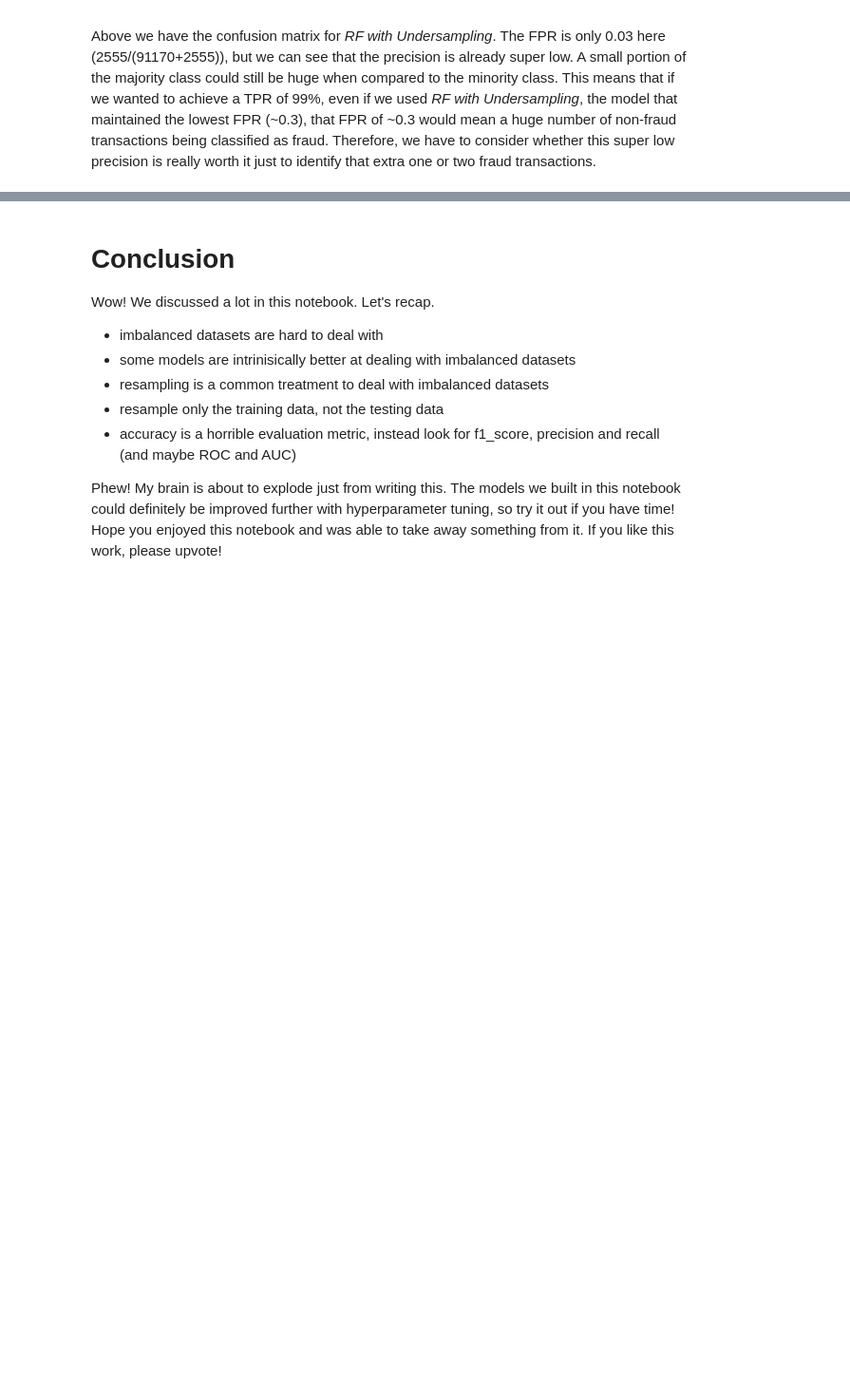
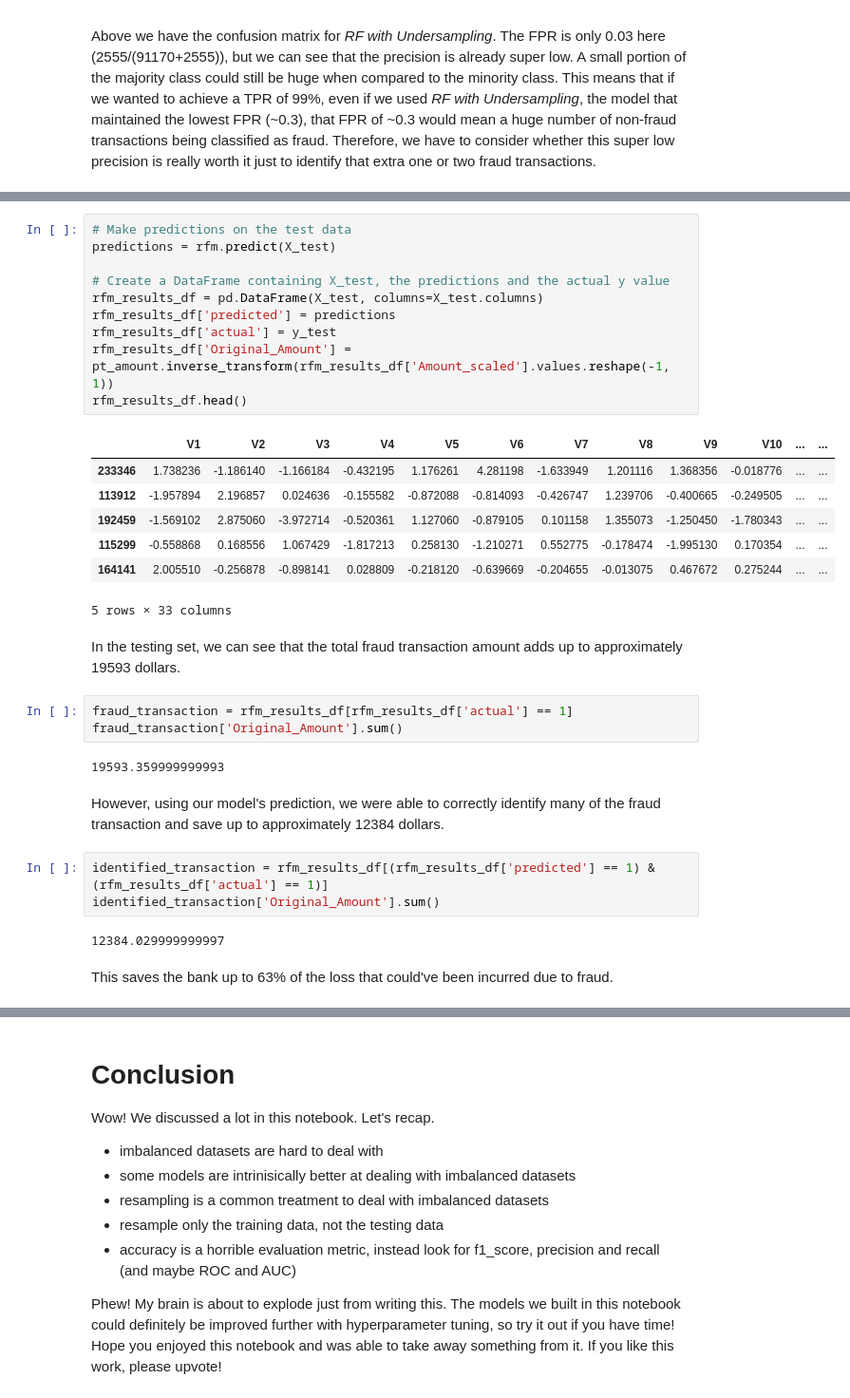
Before and after one commit to phchen5/fraud-busters, a Jupyter notebook: analysis/fraud-busters-ml-with-imbalanced-datasets.ipynb, the cells around one changed output, grey strips where cells are left out. Shown at 95% size. Saved outputs shown, nothing was run; the diff lists cells and outputs as text; blank space fills up the shorter version.

Commit message:
include monetary impact of the model

```diff
--- a/analysis/fraud-busters-ml-with-imbalanced-datasets.ipynb
+++ b/analysis/fraud-busters-ml-with-imbalanced-datasets.ipynb
@@ -710,0 +715,34 @@ Above we have the confusion matrix for *RF with Undersampling*. The FPR is only
+# %%
+# Make predictions on the test data
+predictions = rfm.predict(X_test)
+
+# Create a DataFrame containing X_test, the predictions and the actual y value
+rfm_results_df = pd.DataFrame(X_test, columns=X_test.columns)
+rfm_results_df['predicted'] = predictions
+rfm_results_df['actual'] = y_test
+rfm_results_df['Original_Amount'] = pt_amount.inverse_transform(rfm_results_df['Amount_scaled'].values.reshape(-1, 1))
+rfm_results_df.head()
+# %% [output]
+|  | V1 | V2 | V3 | V4 | V5 | V6 | V7 | V8 | V9 | V10 | ... | ... |
+| 233346 | 1.738236 | -1.186140 | -1.166184 | -0.432195 | 1.176261 | 4.281198 | -1.633949 | 1.201116 | 1.368356 | -0.018776 | ... | ... |
+| 113912 | -1.957894 | 2.196857 | 0.024636 | -0.155582 | -0.872088 | -0.814093 | -0.426747 | 1.239706 | -0.400665 | -0.249505 | ... | ... |
+| 192459 | -1.569102 | 2.875060 | -3.972714 | -0.520361 | 1.127060 | -0.879105 | 0.101158 | 1.355073 | -1.250450 | -1.780343 | ... | ... |
+| 115299 | -0.558868 | 0.168556 | 1.067429 | -1.817213 | 0.258130 | -1.210271 | 0.552775 | -0.178474 | -1.995130 | 0.170354 | ... | ... |
+| 164141 | 2.005510 | -0.256878 | -0.898141 | 0.028809 | -0.218120 | -0.639669 | -0.204655 | -0.013075 | 0.467672 | 0.275244 | ... | ... |
+5 rows × 33 columns
+# %% [markdown]
+In the testing set, we can see that the total fraud transaction amount adds up to approximately 19593 dollars.
+# %%
+fraud_transaction = rfm_results_df[rfm_results_df['actual'] == 1]
+fraud_transaction['Original_Amount'].sum()
+# %% [output]
+19593.359999999993
+# %% [markdown]
+However, using our model's prediction, we were able to correctly identify many of the fraud transaction and save up to approximately 12384 dollars.
+# %%
+identified_transaction = rfm_results_df[(rfm_results_df['predicted'] == 1) & (rfm_results_df['actual'] == 1)]
+identified_transaction['Original_Amount'].sum()
+# %% [output]
+12384.029999999997
+# %% [markdown]
+This saves the bank up to 63% of the loss that could've been incurred due to fraud.
```
Also changed, not shown: parts of 4 cells of this notebook.
